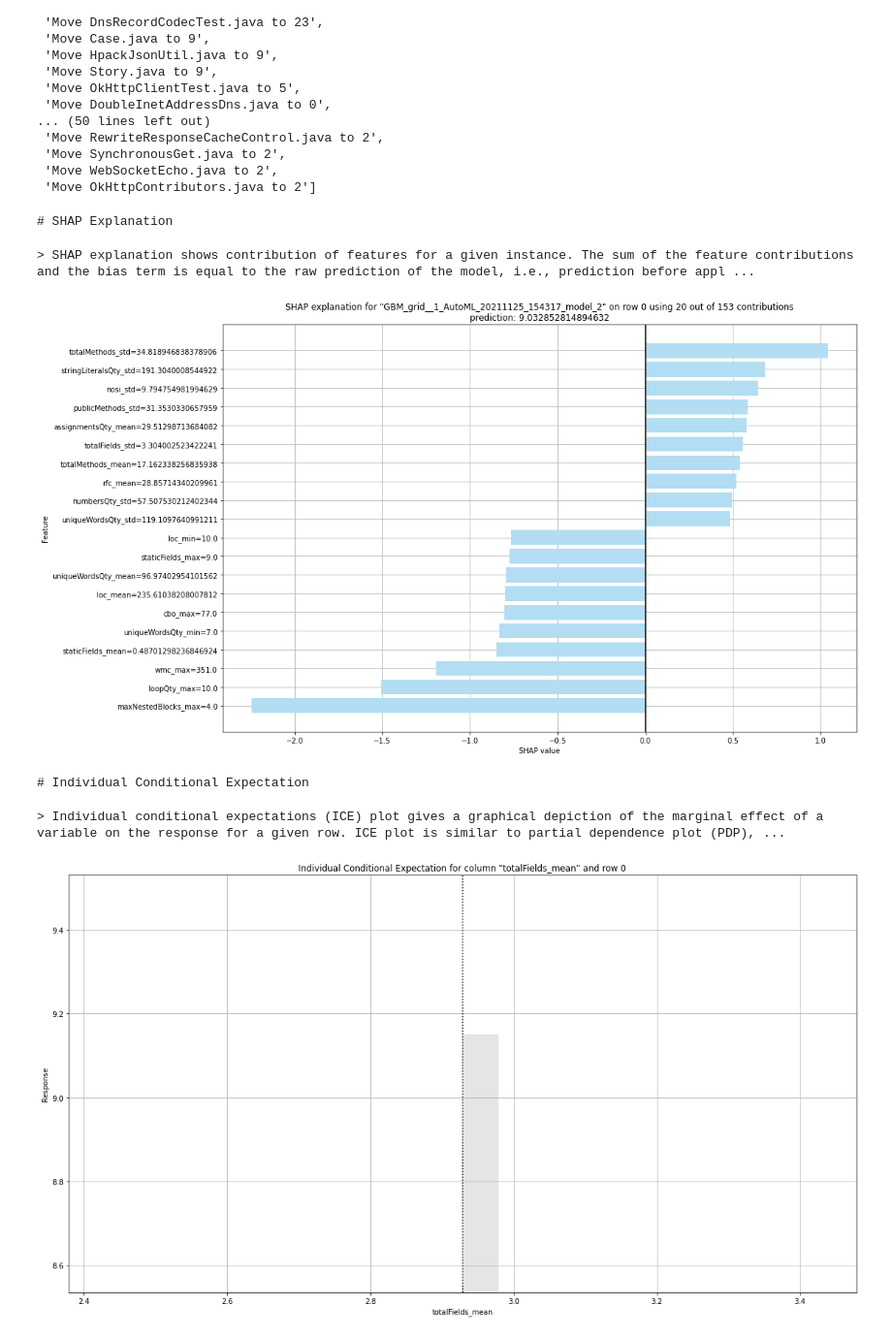
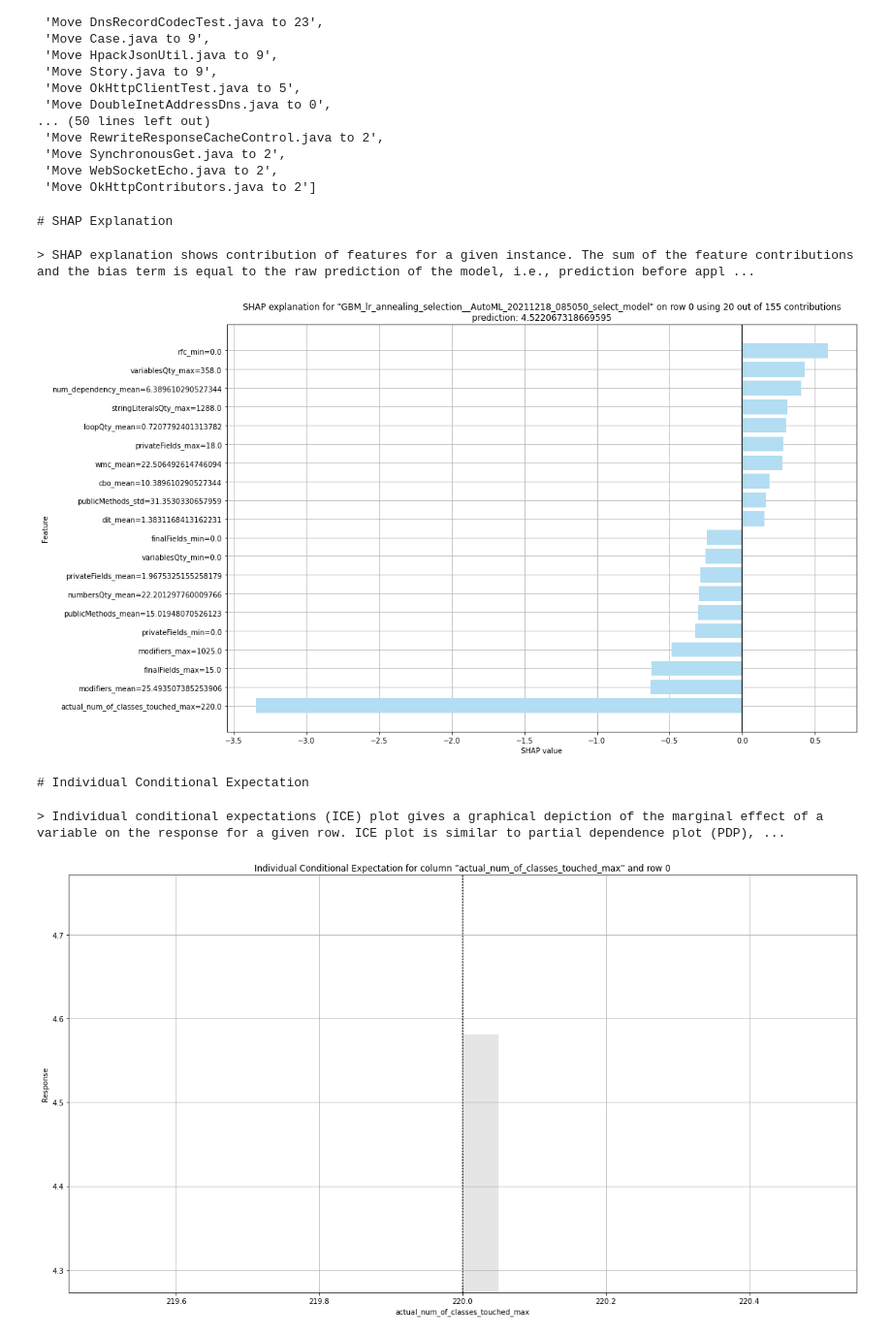
Before and after one commit to alvintanjianjia/SoftwareRemodularization, a Jupyter notebook: Effort_Estimation_4_Prediction.ipynb, the cells around one changed output. Shown: that part at 97% size. Drawn from its saved outputs; the diff is of its cells as text; code cells hidden in the pictures.

Commit message:
Effort estimation model building with rmse 8.

```diff
--- a/Effort_Estimation_4_Prediction.ipynb
+++ b/Effort_Estimation_4_Prediction.ipynb
@@ -258,8 +258,10 @@ with open(filename_b, 'w') as f:
                 num_line_affected += sum(1 for line in open(subjected_file))
 
 
+
                 class_metrics.append(num_dependency)
                 class_metrics.append(num_line_affected)
+
                 main_data_arr.append(class_metrics)
 
 
@@ -272,7 +274,7 @@ with open(filename_b, 'w') as f:
                     print(original_parent, to_check_parent)
                     if original_parent != to_check_parent:
                         refactor_arr.append(f'Move {subject} to {str(cluster_result[i])}')
-                        actual_num_of_classes_touched += 1
+
 
                     clustering_result_dict[cluster_result[i]] = to_check_parent
                 except:
@@ -392,7 +395,7 @@ project_refactoring_data_agg = temp_dataframe.groupby(['placeholder_key'], as_in
         'uniqueWordsQty': ['mean', 'min', 'max','std'],
         'modifiers': ['mean', 'min', 'max','std'],
         'num_dependency': ['mean'],
-        'num_line_affected': ['mean'],
+        'num_line_affected': ['mean']
 })
 # %%
 project_refactoring_data_agg
@@ -469,7 +465,7 @@ Connecting to H2O server at http://127.0.0.1:54321 ... successful.
 | H2O_API_Extensions: | Amazon S3, Algos, AutoML, Core V3... |
 | Python_version: | 3.7.3 final |
 # %%
-model_path = "models/EffortEstimationModelv2/GBM_grid__1_AutoML_20211125_154317_model_2"
+model_path = "models/EffortEstimationModelv2/GBM_3_AutoML_20211218_094109"
 saved_model = h2o.load_model(model_path)
 # %%
 project_refactoring_data_agg.drop(['placeholder_key'],axis=1, inplace=True)
@@ -514,12 +519,12 @@ refactor_arr
  'Move OkHttpContributors.java to 2']
 # %%
 final_df = prediction_df
-final_df['time_taken_final'] = preds[0]
+final_df['refactoring_perc_time_taken'] = preds[0]
 exm = saved_model.explain_row(prediction_df, row_index=0)
 # %% [output]
 # SHAP Explanation
 > SHAP explanation shows contribution of features for a given instance. The sum of the feature contributions and the bias term is equal to the raw prediction of the model, i.e., prediction before appl ...
-[figure, old version]
+[figure, new version]
 # Individual Conditional Expectation
 > Individual conditional expectations (ICE) plot gives a graphical depiction of the marginal effect of a variable on the response for a given row. ICE plot is similar to partial dependence plot (PDP), ...
-[figure, old version]
+[figure, new version]
```
Also changed, not shown: parts of 6 cells of this notebook, 12 other files.
